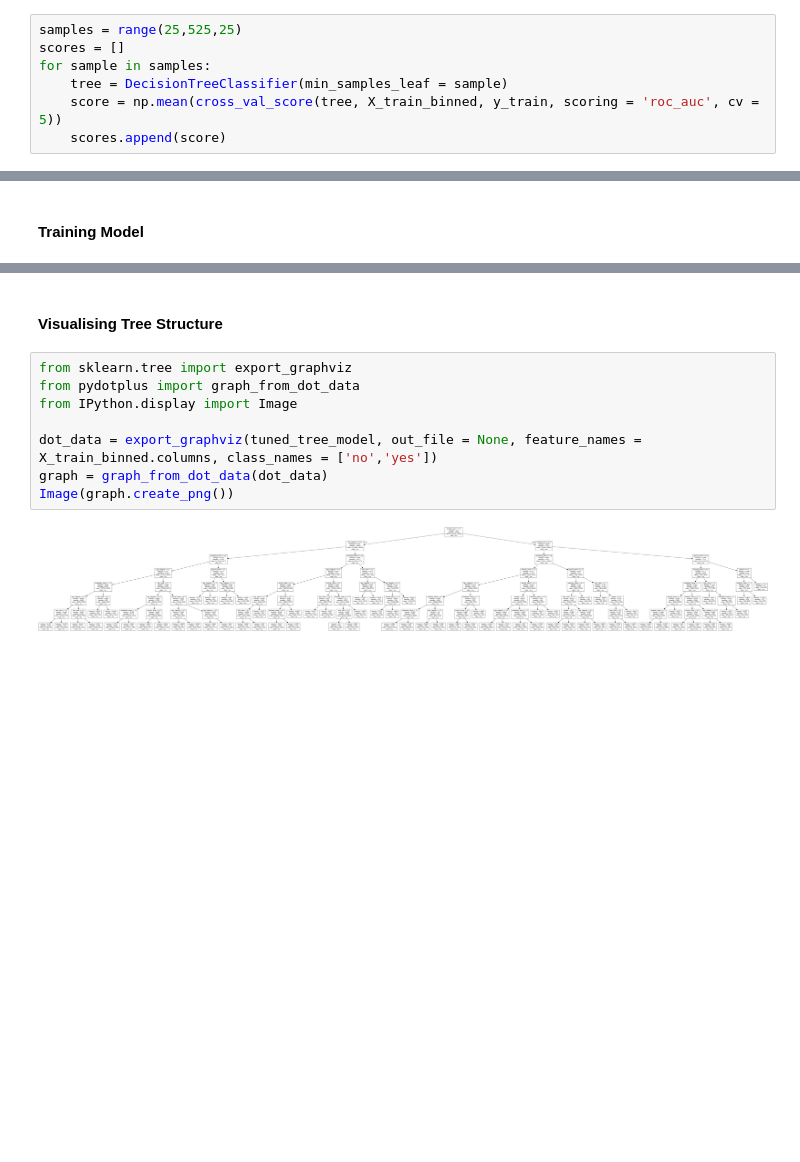
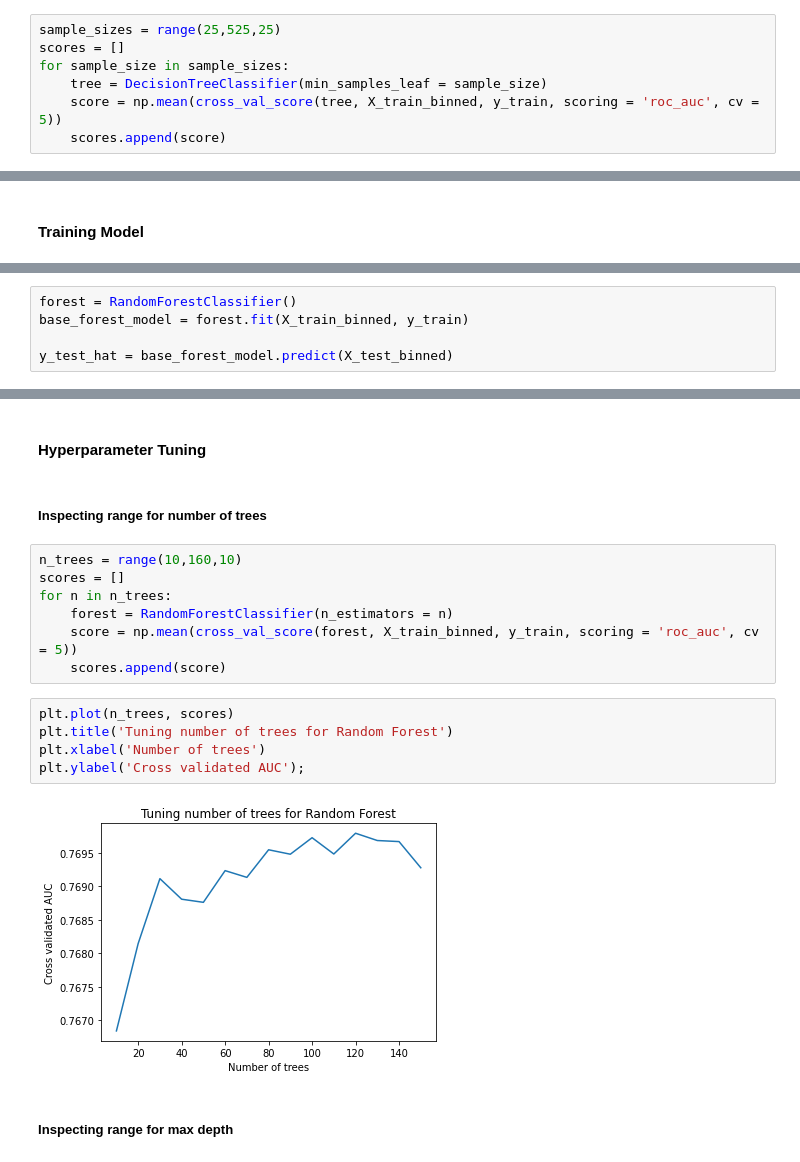
Before and after one commit to jackbustertann/cardiovascular_disease_detection, a Jupyter notebook: index.ipynb, the cells around one changed output, grey strips where cells are left out. Cells and saved outputs as stored; diff of their text form; blank space fills up the shorter version.

```diff
--- a/index.ipynb
+++ b/index.ipynb
@@ -441,10 +439,10 @@ plt.ylabel('Cross validated AUC');
 # %% [markdown]
 #### Inspecting range for minimum samples leaf
 # %%
-samples = range(25,525,25)
+sample_sizes = range(25,525,25)
 scores = []
-for sample in samples:
-    tree = DecisionTreeClassifier(min_samples_leaf = sample)
+for sample_size in sample_sizes:
+    tree = DecisionTreeClassifier(min_samples_leaf = sample_size)
     score = np.mean(cross_val_score(tree, X_train_binned, y_train, scoring = 'roc_auc', cv = 5))
     scores.append(score)
 # %%
@@ -477 +532,6 @@ y_test_hat = tuned_tree_model.predict(X_test_binned)
+# %%
+forest = RandomForestClassifier()
+base_forest_model = forest.fit(X_train_binned, y_train)
+
+y_test_hat = base_forest_model.predict(X_test_binned)
 # %% [markdown]
@@ -509,12 +545,20 @@ plt.xticks(rotation = 90);
-# %% [markdown]
-#### Visualising Tree Structure
-# %%
-from sklearn.tree import export_graphviz
-from pydotplus import graph_from_dot_data
-from IPython.display import Image
-
-dot_data = export_graphviz(tuned_tree_model, out_file = None, feature_names = X_train_binned.columns, class_names = ['no','yes'])
-graph = graph_from_dot_data(dot_data)
-Image(graph.create_png())
-# %% [output]
-[figure, removed]
+# %% [markdown]
+#### Hyperparameter Tuning
+# %% [markdown]
+##### Inspecting range for number of trees
+# %%
+n_trees = range(10,160,10)
+scores = []
+for n in n_trees:
+    forest = RandomForestClassifier(n_estimators = n)
+    score = np.mean(cross_val_score(forest, X_train_binned, y_train, scoring = 'roc_auc', cv = 5))
+    scores.append(score)
+# %%
+plt.plot(n_trees, scores)
+plt.title('Tuning number of trees for Random Forest')
+plt.xlabel('Number of trees')
+plt.ylabel('Cross validated AUC');
+# %% [output]
+[figure, added]
+# %% [markdown]
+##### Inspecting range for max depth
```
Also changed, not shown: parts of 84 cells of this notebook, 1 other file.
